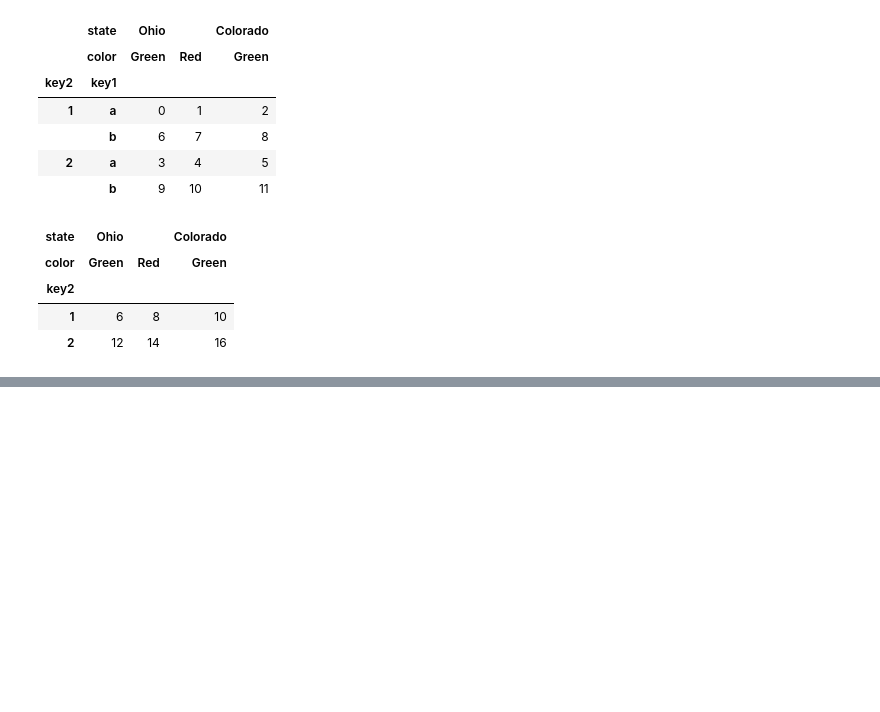
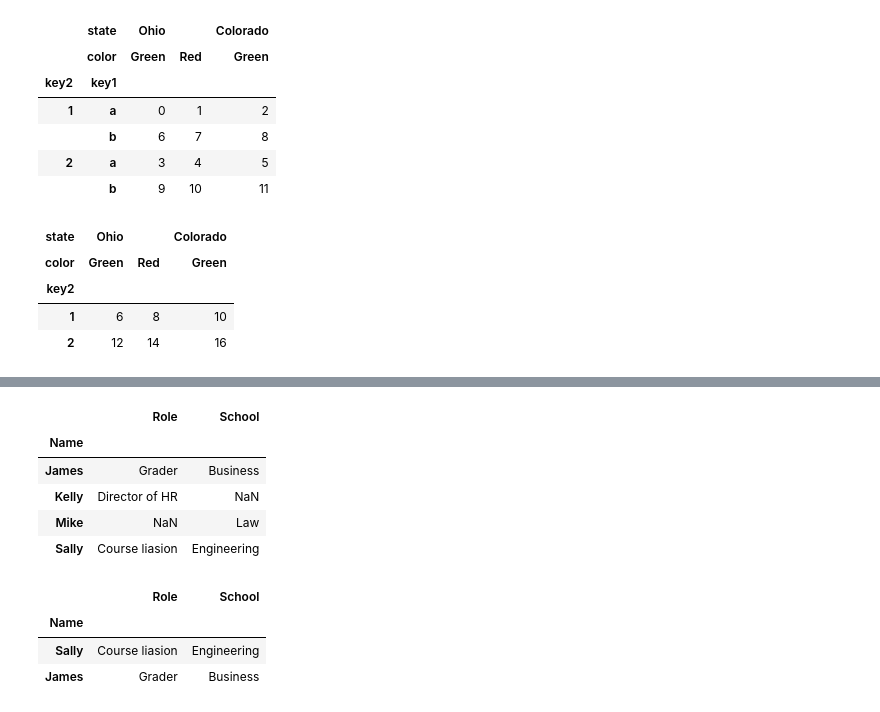
Before and after one commit to karim-mttk/DataScienceEssentials, a Jupyter notebook: Introduction_to_Data_Analysis_with_Python/DataProcessingPandas.ipynb, the cells around one changed output, grey strips where cells are left out. Drawn from its saved outputs; the diff is of its cells as text; code cells hidden in the pictures; blank space fills up the shorter version.

```diff
--- a/Introduction_to_Data_Analysis_with_Python/DataProcessingPandas.ipynb
+++ b/Introduction_to_Data_Analysis_with_Python/DataProcessingPandas.ipynb
@@ -140,0 +143,16 @@ frame.sum(level='key2')
+# %%
+import pandas as pd
+
+staff_df = pd.DataFrame([{'Name': 'Kelly', 'Role': 'Director of HR'},
+                         {'Name': 'Sally', 'Role': 'Course liasion'},
+                         {'Name': 'James', 'Role': 'Grader'}])
+
+staff_df = staff_df.set_index('Name')
+
+student_df = pd.DataFrame([{'Name': 'James', 'School': 'Business'},
+                           {'Name': 'Mike', 'School': 'Law'},
+                           {'Name': 'Sally', 'School': 'Engineering'}])
+
+student_df = student_df.set_index('Name')
+print(staff_df.head())
+print(student_df.head())
@@ -140,0 +170,18 @@ frame.sum(level='key2')
+# %%
+#show the union of the two variables
+pd.merge(staff_df, student_df, how='outer', left_index=True, right_index=True)
+# %% [output]
+|  | Role | School |
+| Name |  |  |
+| James | Grader | Business |
+| Kelly | Director of HR | NaN |
+| Mike | NaN | Law |
+| Sally | Course liasion | Engineering |
+# %%
+#show the intersection of the variables
+pd.merge(staff_df, student_df, how='inner', left_index=True, right_index=True)
+# %% [output]
+|  | Role | School |
+| Name |  |  |
+| Sally | Course liasion | Engineering |
+| James | Grader | Business |
```
Also changed, not shown: parts of 10 cells of this notebook.
